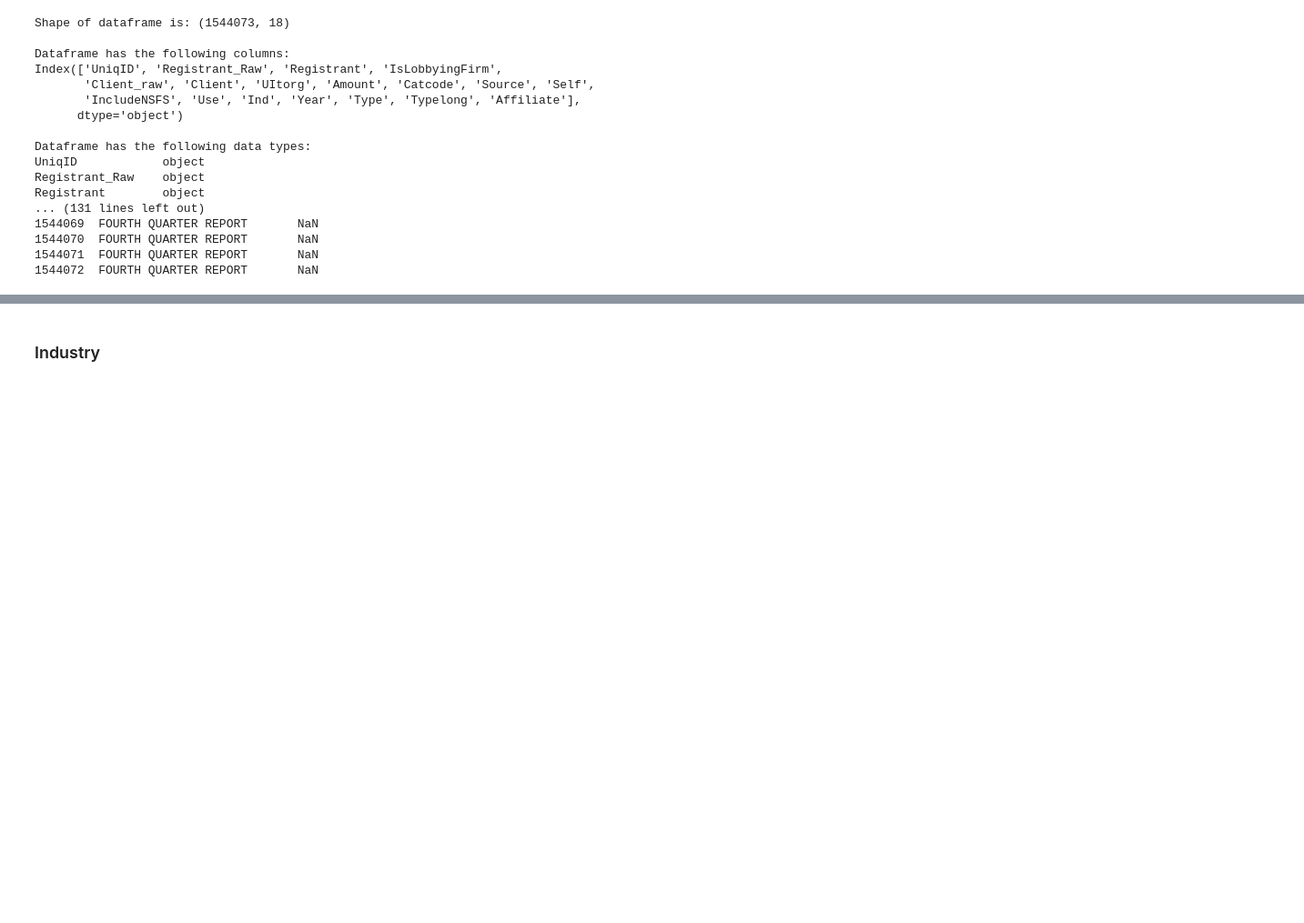
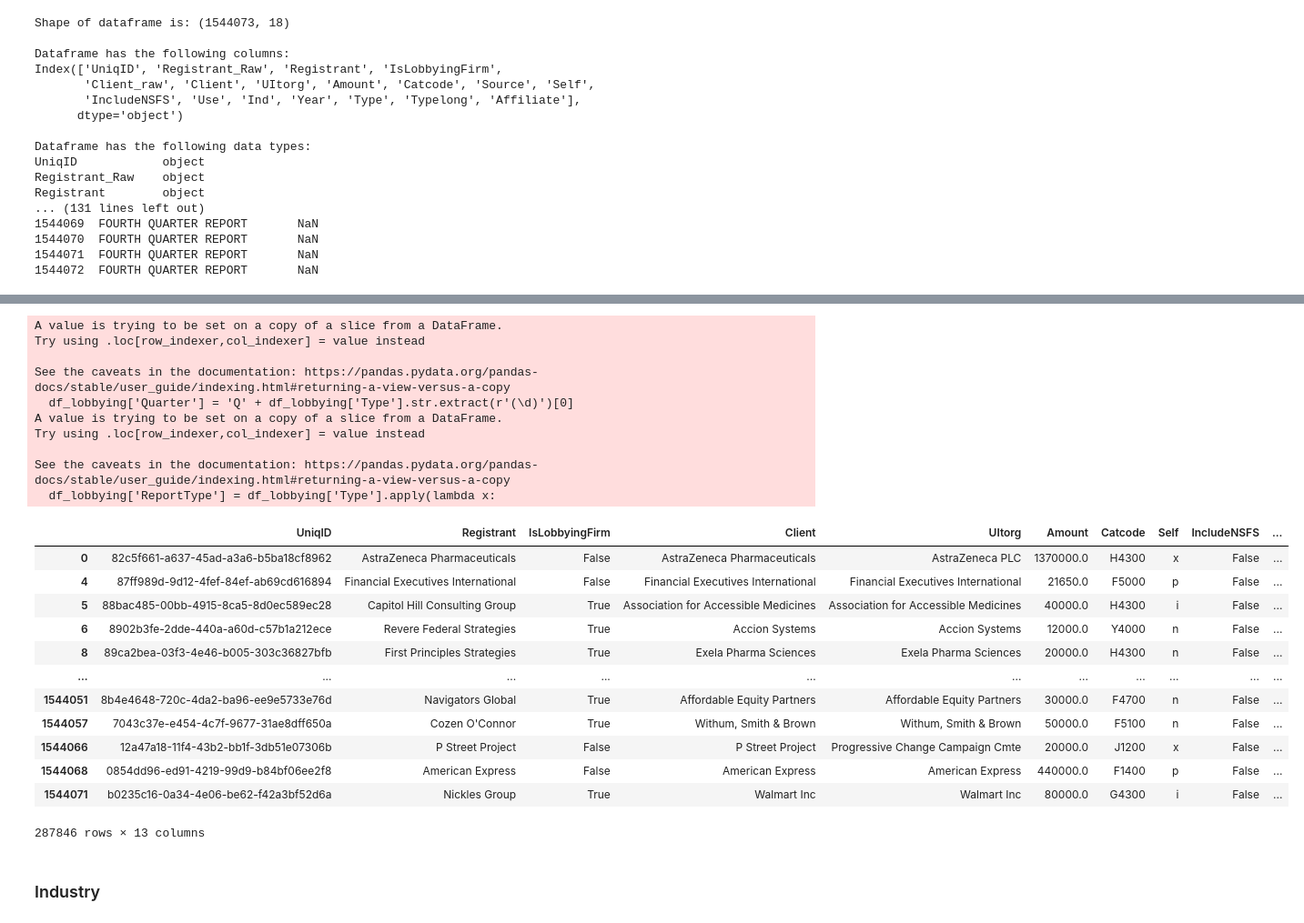
Before and after one commit to deerhjorth/master_thesis25, a Jupyter notebook: data_cleaning.ipynb, the cells around one changed output, grey strips where cells are left out. Shown at 91% size. Saved outputs shown, nothing was run; the diff lists cells and outputs as text; code cells hidden in the pictures; blank space fills up the shorter version.

Commit message:
new columns --> Quarter + Report Type, and dropping Type Column

```diff
--- a/data_cleaning.ipynb
+++ b/data_cleaning.ipynb
@@ -215,3 +207,43 @@ dtype: int64
+# %%
+# Extract quarter dynamically (first character + "Q")
+df_lobbying['Quarter'] = 'Q' + df_lobbying['Type'].str.extract(r'(\d)')[0]
+
+# Extract report type based on suffix in 'Type' column
+df_lobbying['ReportType'] = df_lobbying['Type'].apply(lambda x:
+    'Standard Report' if len(x) == 2 else
+    'Amendment' if x.endswith("a") else
+    'Amendment (No Activity)' if x.endswith('an') else
+    'No Activity' if x.endswith('n') else
+    'Termination' if x.endswith('t') else
+    "Termination Amendment" if x.endswith('ta') else
+    'Termination (No Activity)' if x.endswith('tn') else
+    'Unknown')
+
+df_lobbying.drop('Type',axis=1) # Dropping 'Type' column as it is uneccessary now.
+# %% [output]
+A value is trying to be set on a copy of a slice from a DataFrame.
+Try using .loc[row_indexer,col_indexer] = value instead
+
+See the caveats in the documentation: https://pandas.pydata.org/pandas-docs/stable/user_guide/indexing.html#returning-a-view-versus-a-copy
+  df_lobbying['Quarter'] = 'Q' + df_lobbying['Type'].str.extract(r'(\d)')[0]
+A value is trying to be set on a copy of a slice from a DataFrame.
+Try using .loc[row_indexer,col_indexer] = value instead
+
+See the caveats in the documentation: https://pandas.pydata.org/pandas-docs/stable/user_guide/indexing.html#returning-a-view-versus-a-copy
+  df_lobbying['ReportType'] = df_lobbying['Type'].apply(lambda x:
+|  | UniqID | Registrant | IsLobbyingFirm | Client | UItorg | Amount | Catcode | Self | IncludeNSFS | ... |
+| 0 | 82c5f661-a637-45ad-a3a6-b5ba18cf8962 | AstraZeneca Pharmaceuticals | False | AstraZeneca Pharmaceuticals | AstraZeneca PLC | 1370000.0 | H4300 | x | False | ... |
+| 4 | 87ff989d-9d12-4fef-84ef-ab69cd616894 | Financial Executives International | False | Financial Executives International | Financial Executives International | 21650.0 | F5000 | p | False | ... |
+| 5 | 88bac485-00bb-4915-8ca5-8d0ec589ec28 | Capitol Hill Consulting Group | True | Association for Accessible Medicines | Association for Accessible Medicines | 40000.0 | H4300 | i | False | ... |
+| 6 | 8902b3fe-2dde-440a-a60d-c57b1a212ece | Revere Federal Strategies | True | Accion Systems | Accion Systems | 12000.0 | Y4000 | n | False | ... |
+| 8 | 89ca2bea-03f3-4e46-b005-303c36827bfb | First Principles Strategies | True | Exela Pharma Sciences | Exela Pharma Sciences | 20000.0 | H4300 | n | False | ... |
+| ... | ... | ... | ... | ... | ... | ... | ... | ... | ... | ... |
+| 1544051 | 8b4e4648-720c-4da2-ba96-ee9e5733e76d | Navigators Global | True | Affordable Equity Partners | Affordable Equity Partners | 30000.0 | F4700 | n | False | ... |
+| 1544057 | 7043c37e-e454-4c7f-9677-31ae8dff650a | Cozen O'Connor | True | Withum, Smith & Brown | Withum, Smith & Brown | 50000.0 | F5100 | n | False | ... |
+| 1544066 | 12a47a18-11f4-43b2-bb1f-3db51e07306b | P Street Project | False | P Street Project | Progressive Change Campaign Cmte | 20000.0 | J1200 | x | False | ... |
+| 1544068 | 0854dd96-ed91-4219-99d9-b84bf06ee2f8 | American Express | False | American Express | American Express | 440000.0 | F1400 | p | False | ... |
+| 1544071 | b0235c16-0a34-4e06-be62-f42a3bf52d6a | Nickles Group | True | Walmart Inc | Walmart Inc | 80000.0 | G4300 | i | False | ... |
+287846 rows × 13 columns
 # %% [markdown]
 ### Industry
 # %%
```
Also changed, not shown: parts of 3 cells of this notebook.
